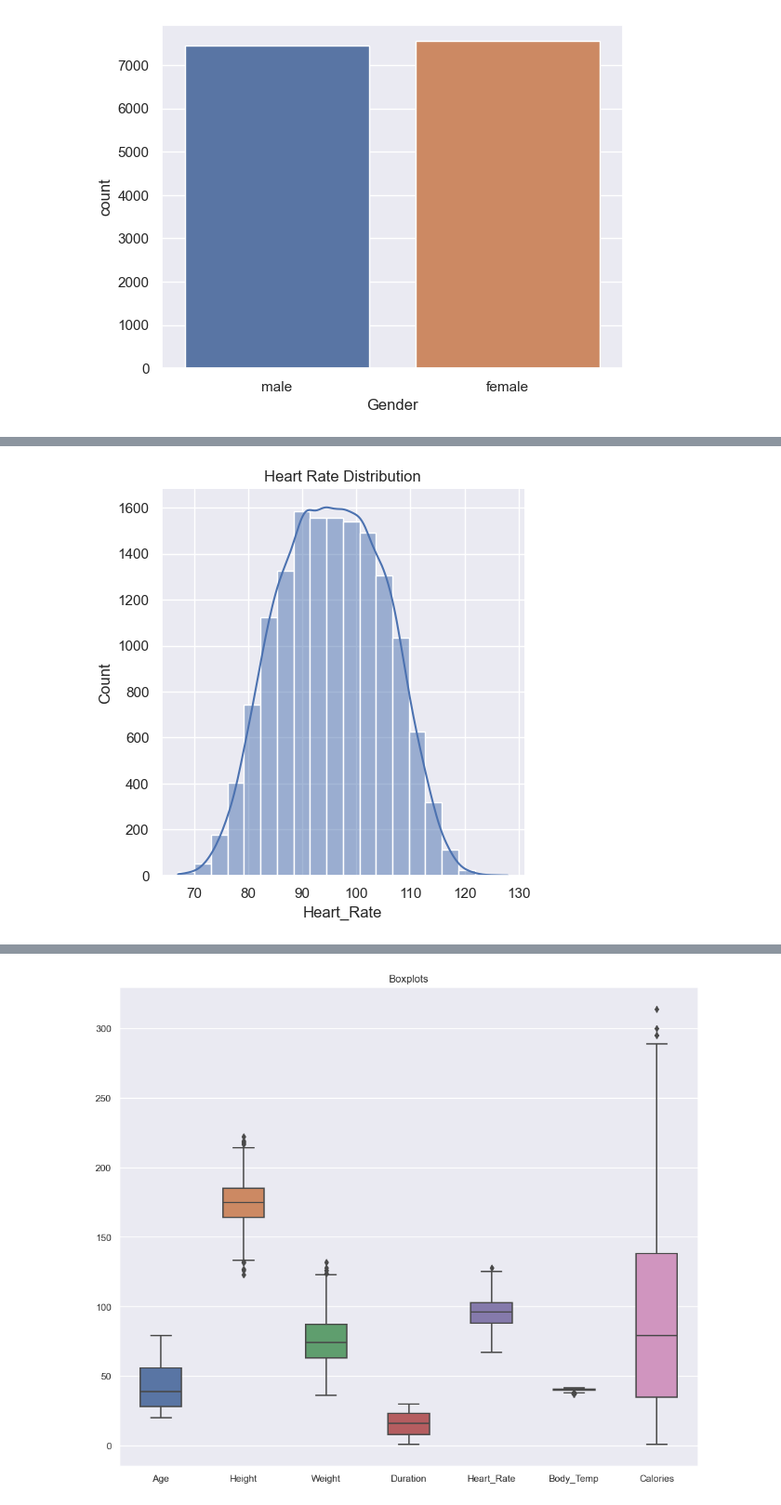
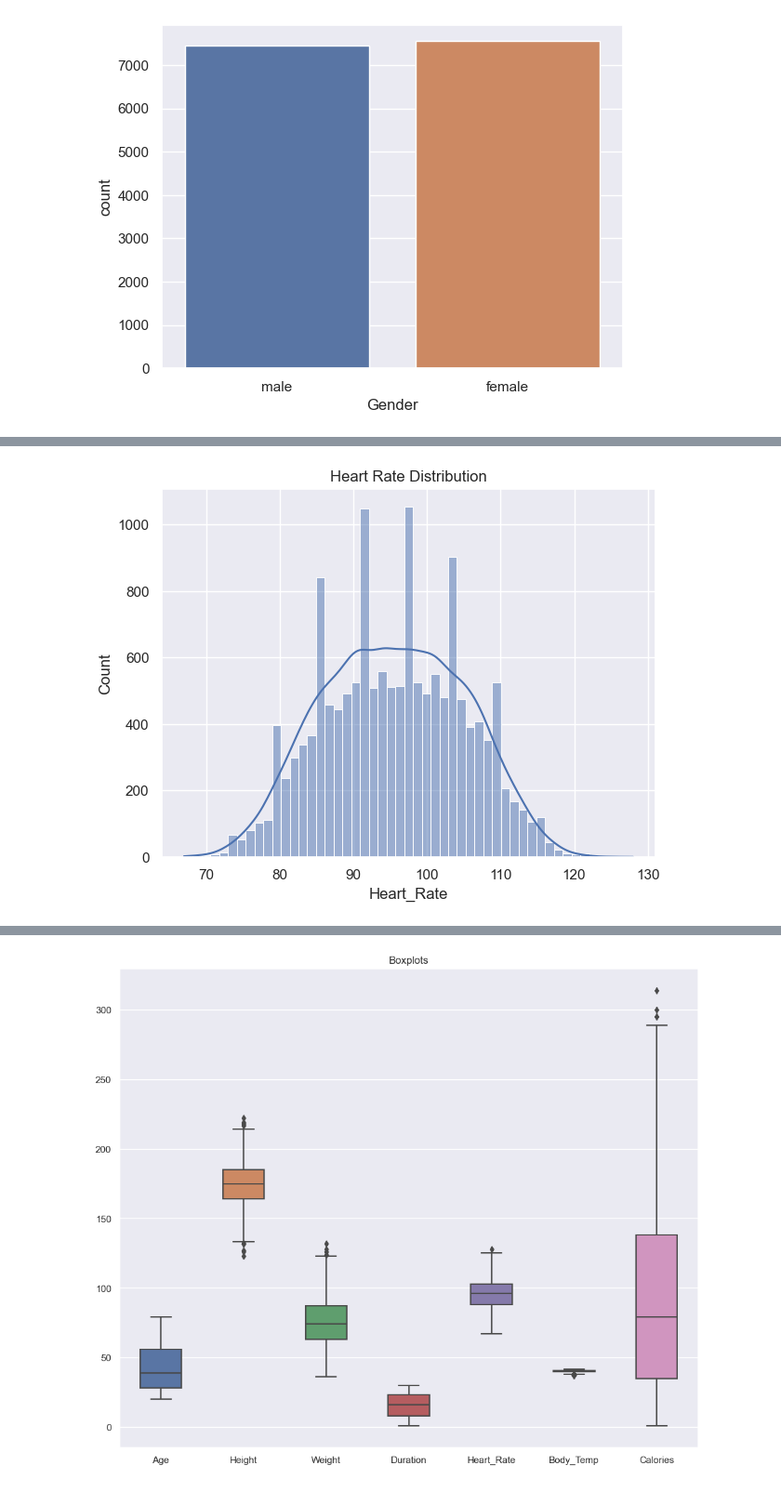
Before and after one commit to Samhan-6/CaloriesBurnPrediction, a Jupyter notebook: Calories Burn Prediction.ipynb, the cells around one changed output, grey strips where cells are left out. Shown at 93% size. Cells and saved outputs as stored; diff of their text form; code cells hidden in the pictures.

```diff
--- a/Calories Burn Prediction.ipynb
+++ b/Calories Burn Prediction.ipynb
@@ -186,7 +160,8 @@ plt.show()
 # %%
-sns.displot(calories_data['Heart_Rate'], kde=True,bins=20)
+sns.histplot(calories_data['Heart_Rate'], kde=True)
+plt.tight_layout()
 plt.title("Heart Rate Distribution")
 plt.show()
 # %% [output]
-[figure, old version]
+[figure, new version]
 # %%
```
Also changed, not shown: parts of 24 cells of this notebook, 1 other file.
